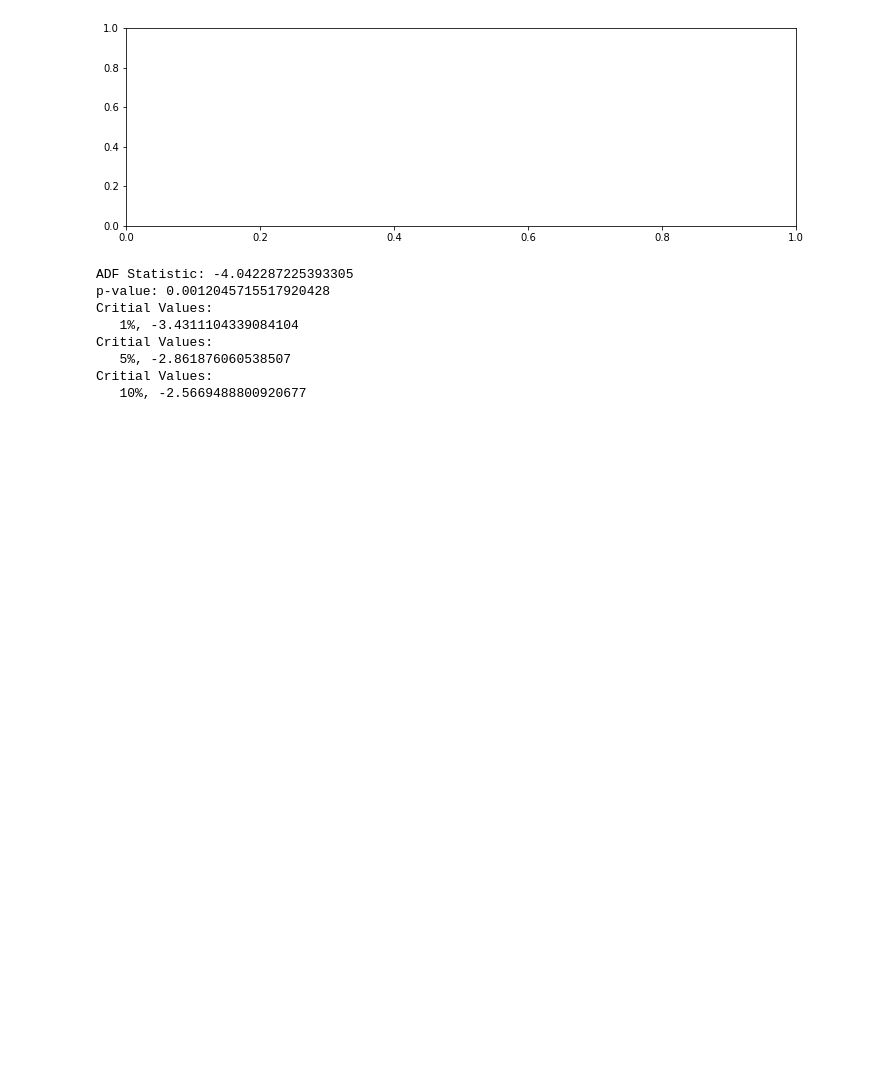
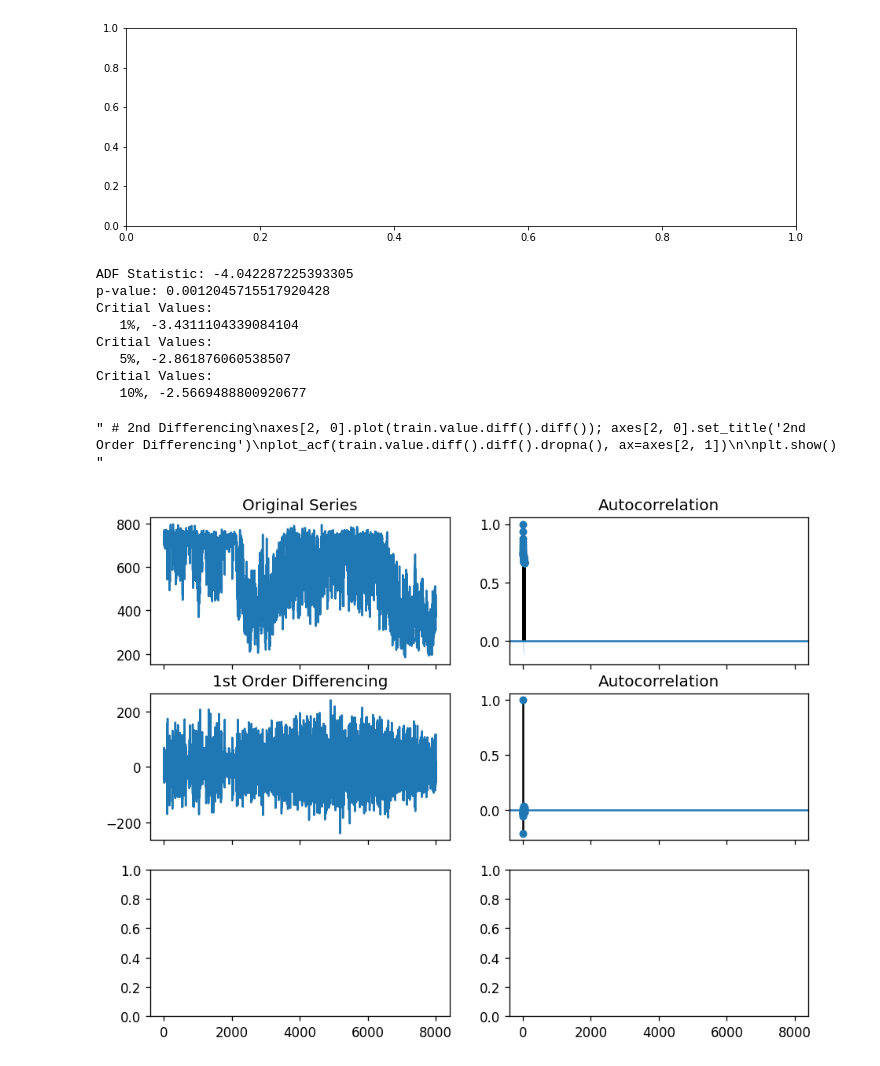
Before and after one commit to entc-17-fyp-20/WPF_Data_Visualization, a Jupyter notebook: ARIMA_model.ipynb, the cells around one changed output. Cells and saved outputs as stored; diff of their text form; code cells hidden in the pictures; blank space fills up the shorter version.

Commit message:
Trying differencing and corresponding autocorrelation

```diff
--- a/ARIMA_model.ipynb
+++ b/ARIMA_model.ipynb
@@ -210,3 +209,29 @@ Critial Values:
    5%, -2.861876060538507
 Critial Values:
    10%, -2.5669488800920677
+# %%
+import numpy as np, pandas as pd
+from statsmodels.graphics.tsaplots import plot_acf, plot_pacf
+import matplotlib.pyplot as plt
+plt.rcParams.update({'figure.figsize':(9,7), 'figure.dpi':120})
+
+# Import data
+#df = pd.read_csv('https://raw.githubusercontent.com/selva86/datasets/master/wwwusage.csv', names=['value'], header=0)
+
+# Original Series
+fig, axes = plt.subplots(3, 2, sharex=True)
+axes[0, 0].plot(train); axes[0, 0].set_title('Original Series')
+plot_acf(train, ax=axes[0, 1])
+
+# 1st Differencing
+axes[1, 0].plot(train.diff()); axes[1, 0].set_title('1st Order Differencing')
+plot_acf(train.diff().dropna(), ax=axes[1, 1])
+
+''' # 2nd Differencing
+axes[2, 0].plot(train.value.diff().diff()); axes[2, 0].set_title('2nd Order Differencing')
+plot_acf(train.value.diff().diff().dropna(), ax=axes[2, 1])
+
+plt.show() '''
+# %% [output]
+" # 2nd Differencing\naxes[2, 0].plot(train.value.diff().diff()); axes[2, 0].set_title('2nd Order Differencing')\nplot_acf(train.value.diff().diff().dropna(), ax=axes[2, 1])\n\nplt.show() "
+[figure, added]
```
Also changed, not shown: parts of 1 cell of this notebook.
